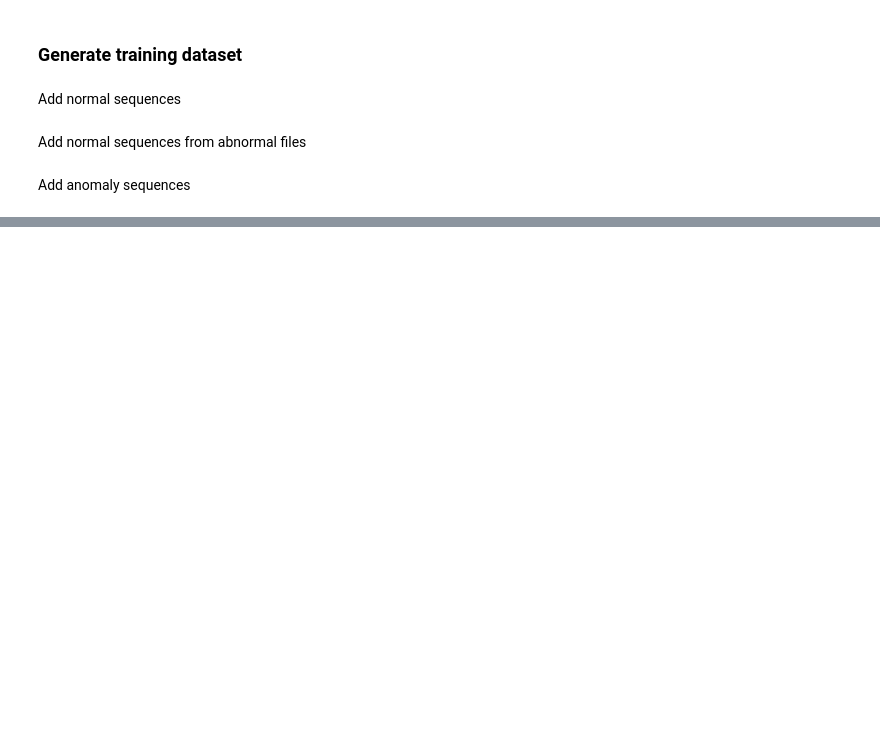
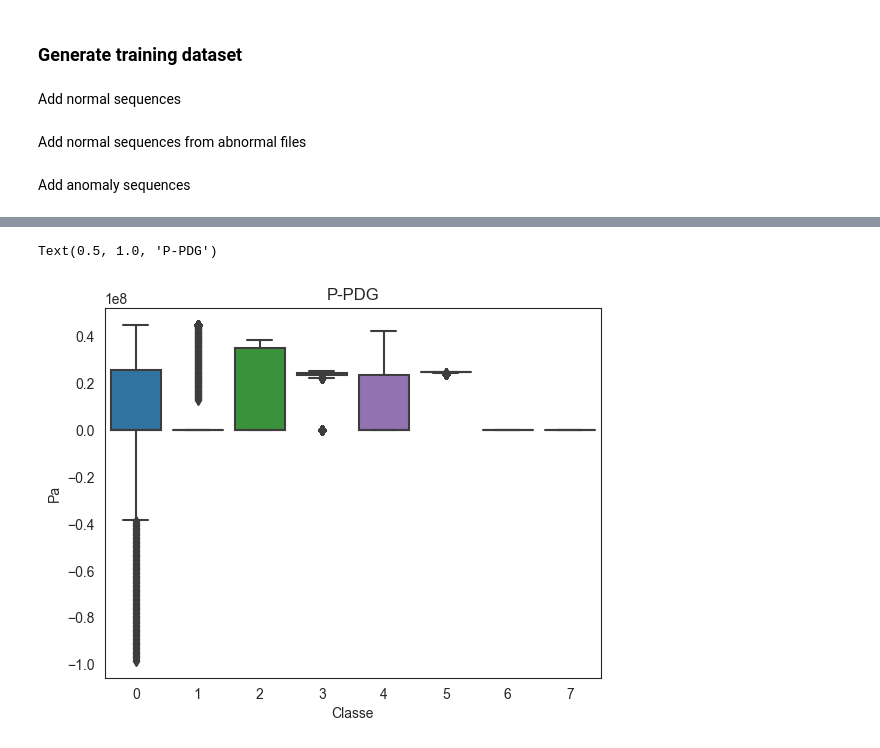
Before and after one commit to bernardoco/3W, a Jupyter notebook: src/anomaly_detection.ipynb, the cells around one changed output, grey strips where cells are left out. Drawn from its saved outputs; the diff is of its cells as text; code cells hidden in the pictures; blank space fills up the shorter version.

```diff
--- a/src/anomaly_detection.ipynb
+++ b/src/anomaly_detection.ipynb
@@ -88,0 +123,14 @@ train = scaler.fit_transform(train_df)
+# %%
+sns.boxplot(
+    data=train_df,
+    x="class",
+    y="P-PDG"
+)
+
+plt.xlabel("Classe")
+plt.ylabel("Pa")
+
+plt.title("P-PDG")
+# %% [output]
+Text(0.5, 1.0, 'P-PDG')
+[figure, added]
```
Also changed, not shown: parts of 39 cells of this notebook, 11 other files.
